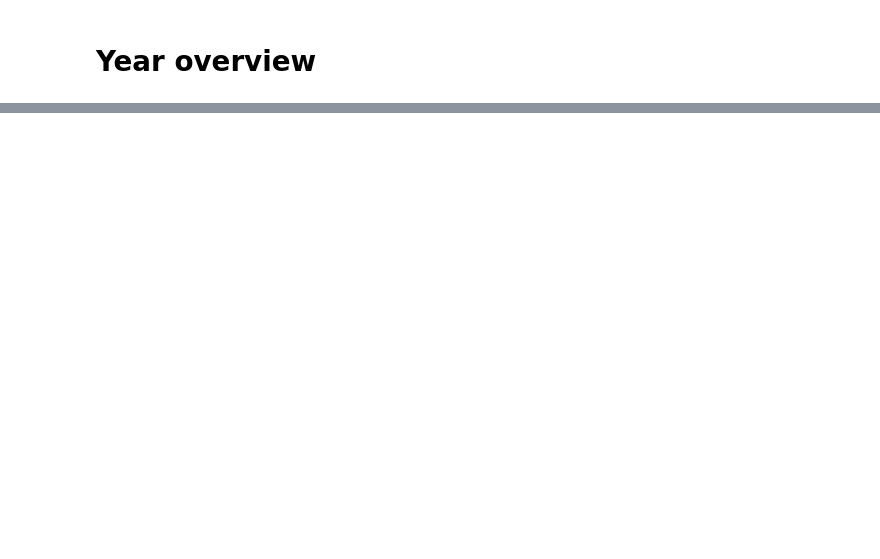
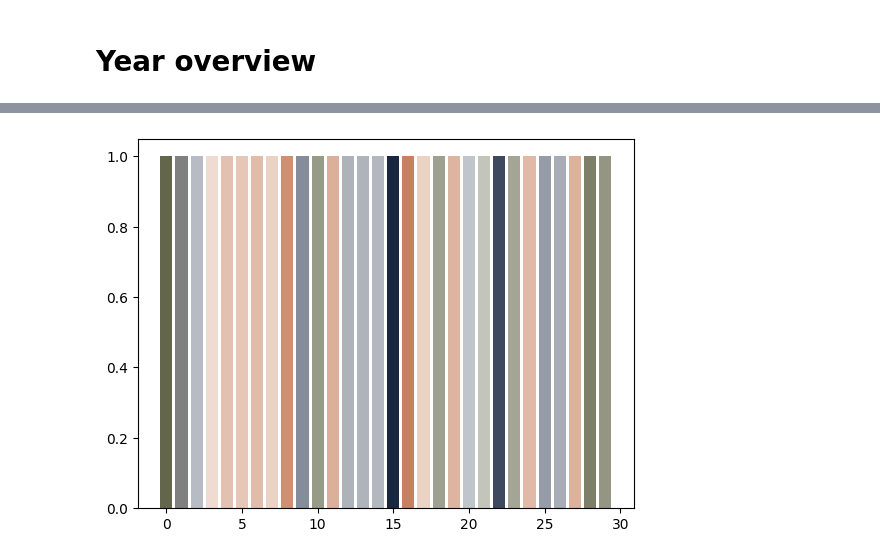
Before and after one commit to irivorobey/geoTopics, a Jupyter notebook: irina/mapping_analysis.ipynb, the cells around one changed output, grey strips where cells are left out. Drawn from its saved outputs; the diff is of its cells as text; code cells hidden in the pictures; blank space fills up the shorter version.

```diff
--- a/irina/mapping_analysis.ipynb
+++ b/irina/mapping_analysis.ipynb
@@ -507,0 +1206,9 @@ uf.plot_heatmap(df_spec, df_spec.columns, df_spec.index, line_height=10,
+# %%
+# RED = "#4E0000"
+# BLUE = "#13273F"
+# YELLOW = "#CB8E16"
+
+BLUE = "#192741"
+GREEN = "#404322"
+ORANGE = "#AD4A18"
+BRONZE = "#CE8A39"
@@ -507,0 +1228,37 @@ uf.plot_heatmap(df_spec, df_spec.columns, df_spec.index, line_height=10,
+# %%
+colors_domain = {
+    "Physical Sciences": ORANGE,
+    "Social Sciences": BLUE,
+    "Health Sciences": GREEN,
+    "Life Sciences": BRONZE
+}
+# %%
+domain_list = df_cluster_spec.domain_name.unique()
+
+color_dict_cluster = {
+    -1: "white",
+    0: "grey",
+}
+
+for domain_loop in domain_list:
+    cmap = white_to_color(colors_domain[domain_loop])
+    cmap = truncate_cmap(cmap, 0.2, 1.0)
+
+    cluster_list = df_cluster_spec.query("domain_name == @domain_loop").cluster.to_list()
+
+    # print(domain_loop, cluster_list)
+    if len(cluster_list) == 1:
+        color_list = [cmap(1.0)]
+        # print(color_list)
+    else:
+        intensity = np.array([(val - min_median) / (max_median - min_median) for val in df_cluster_spec.query("domain_name == @domain_loop").median_spec])
+        color_list = cmap(intensity)
+
+    for i, cluster in enumerate(cluster_list):
+        color_dict_cluster[cluster] = color_list[i]
+# %%
+for i, cluster in enumerate(all_clusters):
+    plt.bar(i, 1, color=color_dict_cluster[cluster], label=cluster)
+# plt.legend()
+# %% [output]
+[figure, added]
```
Also changed, not shown: parts of 61 cells of this notebook, 5 other files.
